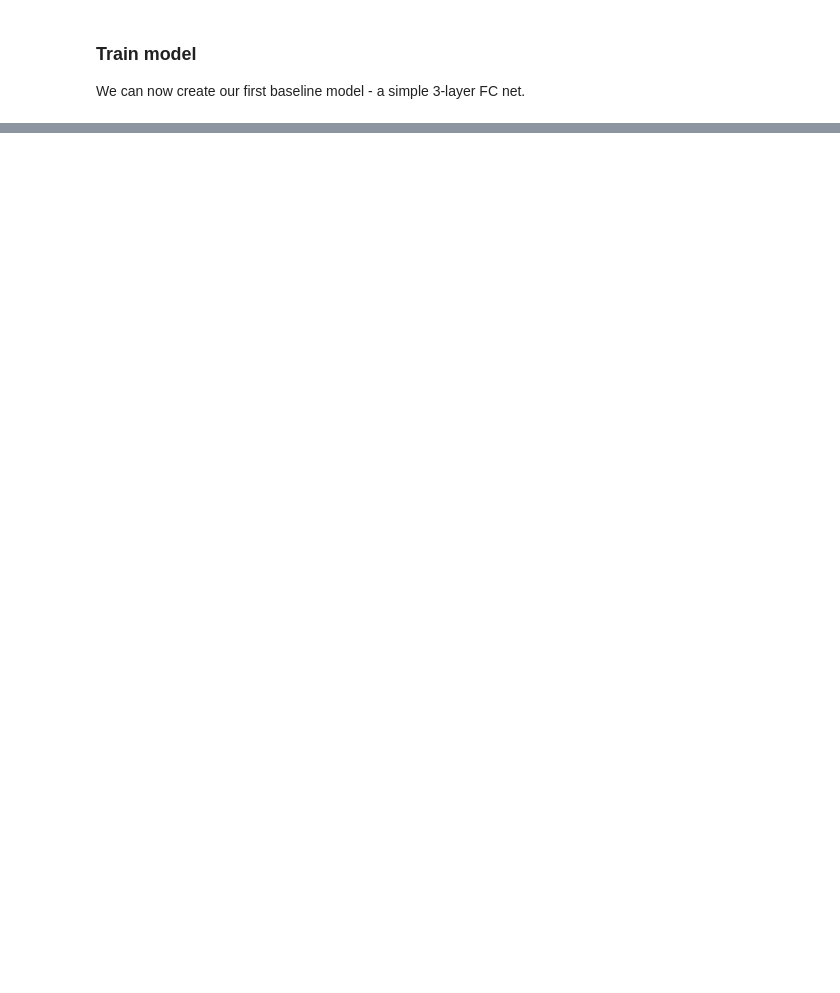
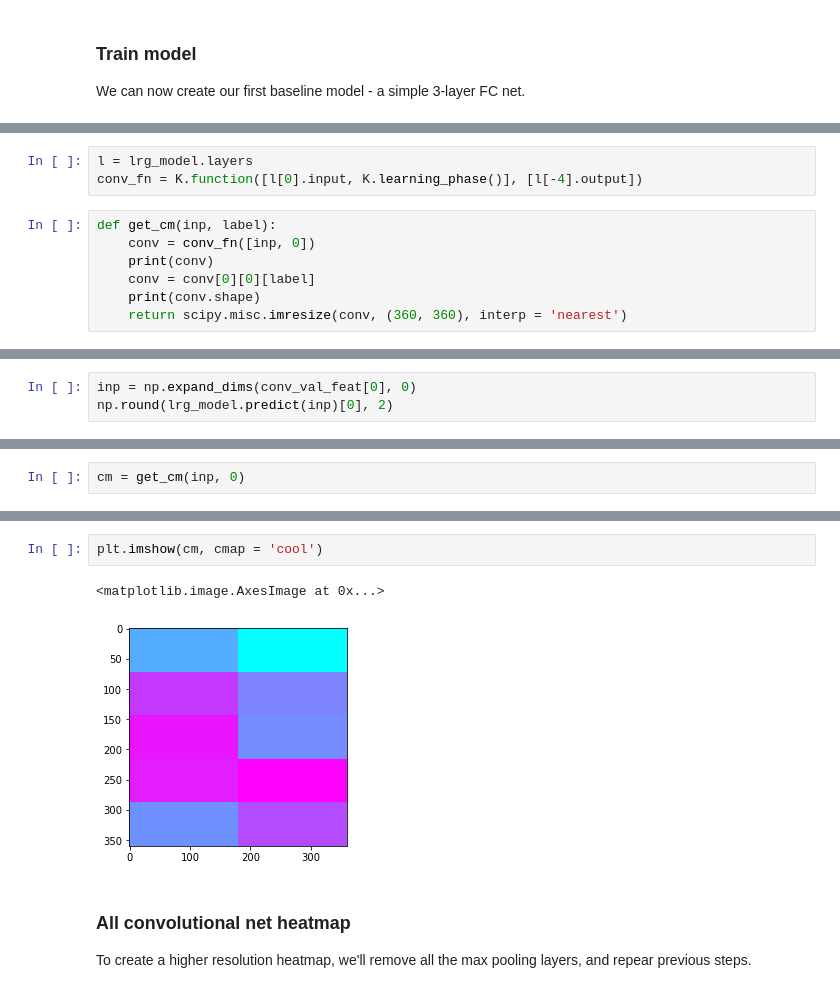
Before and after one commit to loocat/courses-1, a Jupyter notebook: deeplearning1/nbs/pr_lesson7.ipynb, the cells around one changed output, grey strips where cells are left out. Drawn from its saved outputs; the diff is of its cells as text; blank space fills up the shorter version.

```diff
--- a/deeplearning1/nbs/pr_lesson7.ipynb
+++ b/deeplearning1/nbs/pr_lesson7.ipynb
@@ -187,0 +706,10 @@ We can now create our first baseline model - a simple 3-layer FC net.
+# %%
+l = lrg_model.layers
+conv_fn = K.function([l[0].input, K.learning_phase()], [l[-4].output])
+# %%
+def get_cm(inp, label):
+    conv = conv_fn([inp, 0])
+    print(conv)
+    conv = conv[0][0][label]
+    print(conv.shape)
+    return scipy.misc.imresize(conv, (360, 360), interp = 'nearest')
@@ -187,0 +718,3 @@ We can now create our first baseline model - a simple 3-layer FC net.
+# %%
+inp = np.expand_dims(conv_val_feat[0], 0)
+np.round(lrg_model.predict(inp)[0], 2)
@@ -187,0 +725,2 @@ We can now create our first baseline model - a simple 3-layer FC net.
+# %%
+cm = get_cm(inp, 0)
@@ -187,0 +745,9 @@ We can now create our first baseline model - a simple 3-layer FC net.
+# %%
+plt.imshow(cm, cmap = 'cool')
+# %% [output]
+<matplotlib.image.AxesImage at 0x...>
+[figure, added]
+# %% [markdown]
+### All convolutional net heatmap
+
+To create a higher resolution heatmap, we'll remove all the max pooling layers, and repear previous steps.
```
Also changed, not shown: parts of 149 cells of this notebook.
